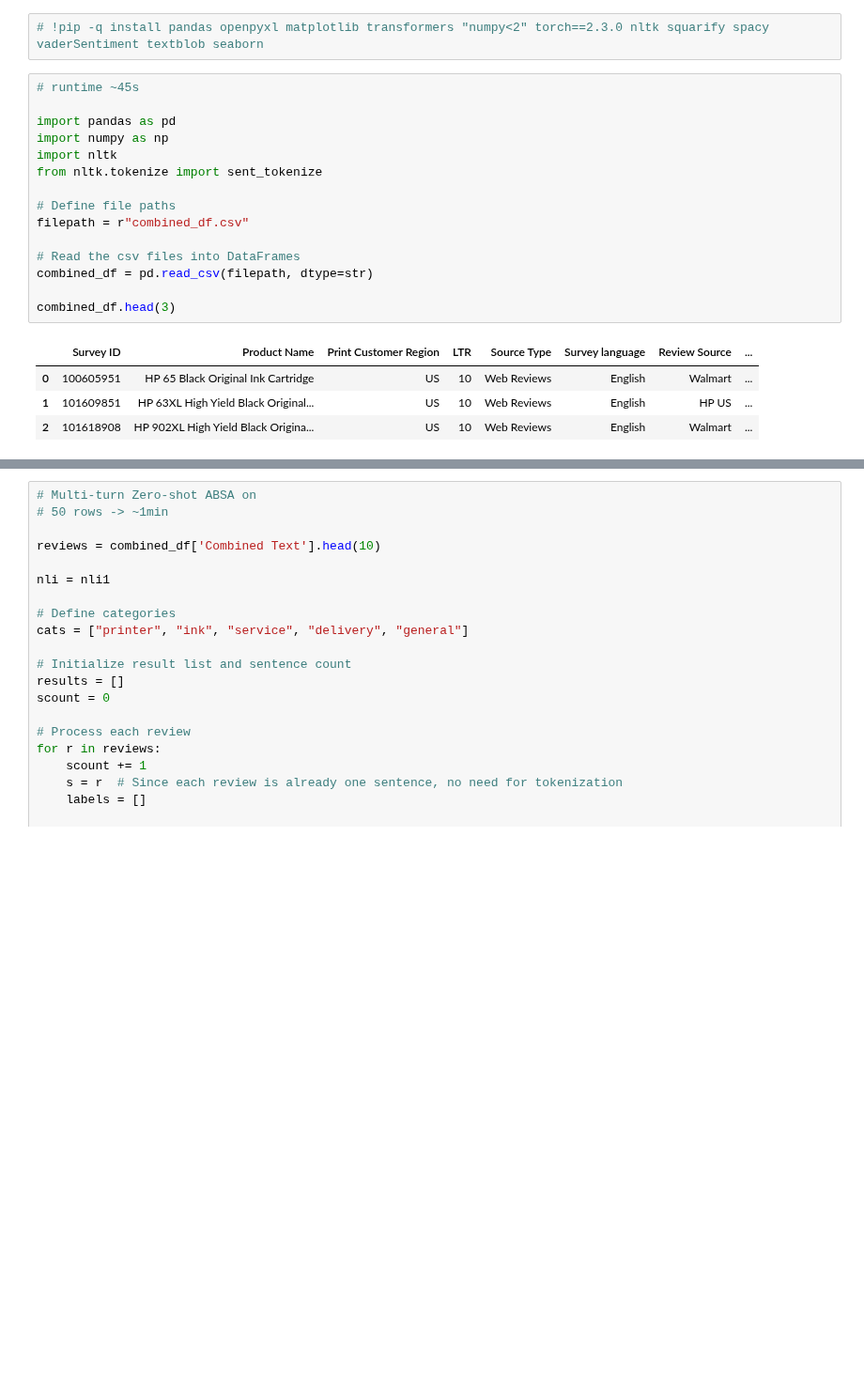
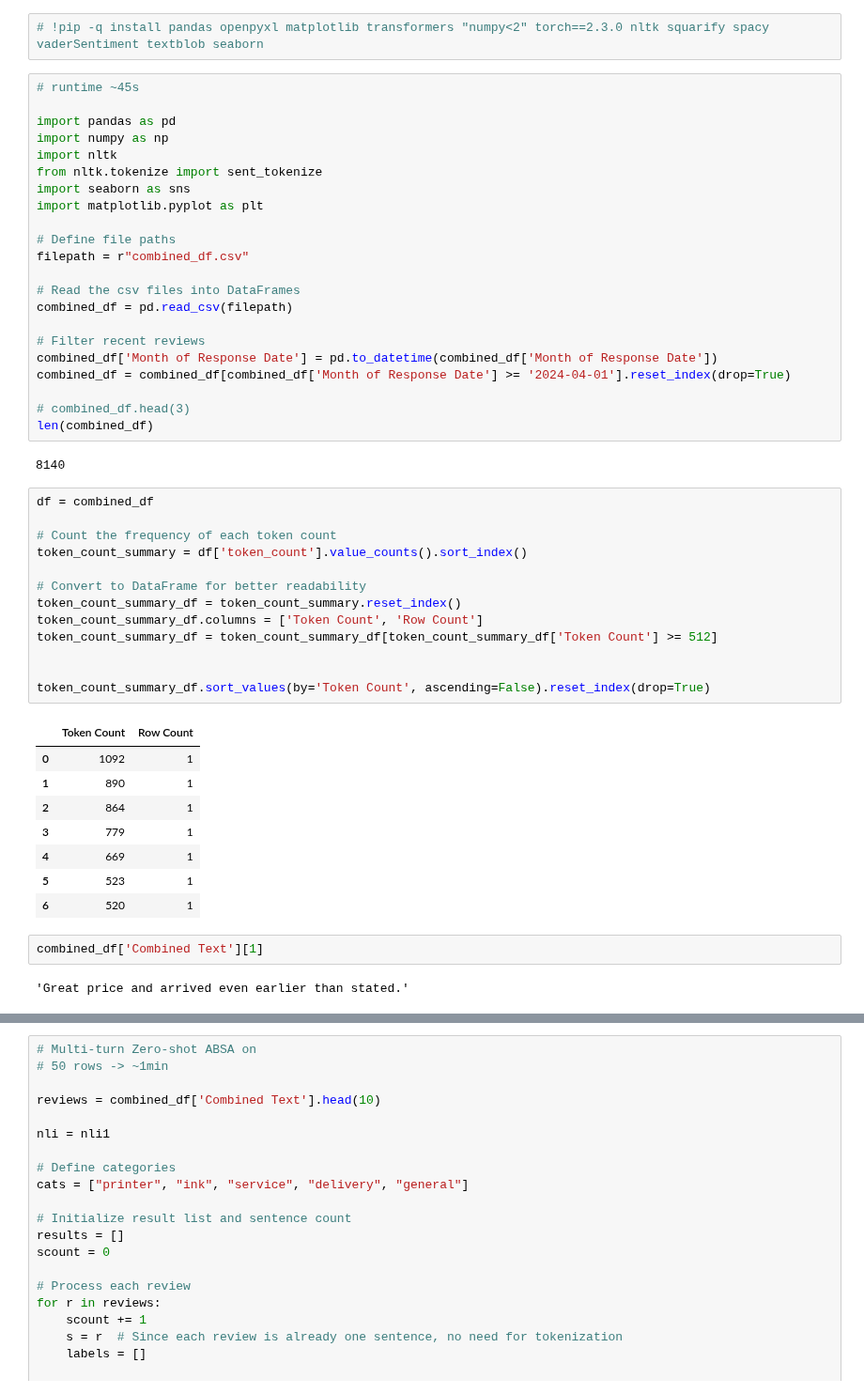
Before and after one commit to wd686/InkSightAnalyzer, a Jupyter notebook: EDA ABSA ZeroShot 3_3 [roy].ipynb, the cells around one changed output, grey strips where cells are left out. Shown at 94% size. Drawn from its saved outputs; the diff is of its cells as text; blank space fills up the shorter version.

```diff
--- a/EDA ABSA ZeroShot 3_3 [roy].ipynb
+++ b/EDA ABSA ZeroShot 3_3 [roy].ipynb
@@ -7,19 +7,49 @@ import pandas as pd
 import numpy as np
 import nltk
 from nltk.tokenize import sent_tokenize
+import seaborn as sns
+import matplotlib.pyplot as plt
 
 # Define file paths
 filepath = r"combined_df.csv"
 
 # Read the csv files into DataFrames
-combined_df = pd.read_csv(filepath, dtype=str)
+combined_df = pd.read_csv(filepath)
 
-combined_df.head(3)
+# Filter recent reviews
+combined_df['Month of Response Date'] = pd.to_datetime(combined_df['Month of Response Date'])
+combined_df = combined_df[combined_df['Month of Response Date'] >= '2024-04-01'].reset_index(drop=True)
+
+# combined_df.head(3)
+len(combined_df)
 # %% [output]
-|  | Survey ID | Product Name | Print Customer Region | LTR | Source Type | Survey language | Review Source | ... |
-| 0 | 100605951 | HP 65 Black Original Ink Cartridge | US | 10 | Web Reviews | English | Walmart | ... |
-| 1 | 101609851 | HP 63XL High Yield Black Original... | US | 10 | Web Reviews | English | HP US | ... |
-| 2 | 101618908 | HP 902XL High Yield Black Origina... | US | 10 | Web Reviews | English | Walmart | ... |
+8140
+# %%
+df = combined_df
+
+# Count the frequency of each token count
+token_count_summary = df['token_count'].value_counts().sort_index()
+
+# Convert to DataFrame for better readability
+token_count_summary_df = token_count_summary.reset_index()
+token_count_summary_df.columns = ['Token Count', 'Row Count']
+token_count_summary_df = token_count_summary_df[token_count_summary_df['Token Count'] >= 512]
+
+
+token_count_summary_df.sort_values(by='Token Count', ascending=False).reset_index(drop=True)
+# %% [output]
+|  | Token Count | Row Count |
+| 0 | 1092 | 1 |
+| 1 | 890 | 1 |
+| 2 | 864 | 1 |
+| 3 | 779 | 1 |
+| 4 | 669 | 1 |
+| 5 | 523 | 1 |
+| 6 | 520 | 1 |
+# %%
+combined_df['Combined Text'][1]
+# %% [output]
+'Great price and arrived even earlier than stated.'
 # %%
 # Aspect-Based Sentiment Analysis (ABSA) ZeroShot
 # No Fine-Tuning: Uses pre-trained models without specific training on target data
```
Also changed, not shown: parts of 4 cells of this notebook, 3 other files.
